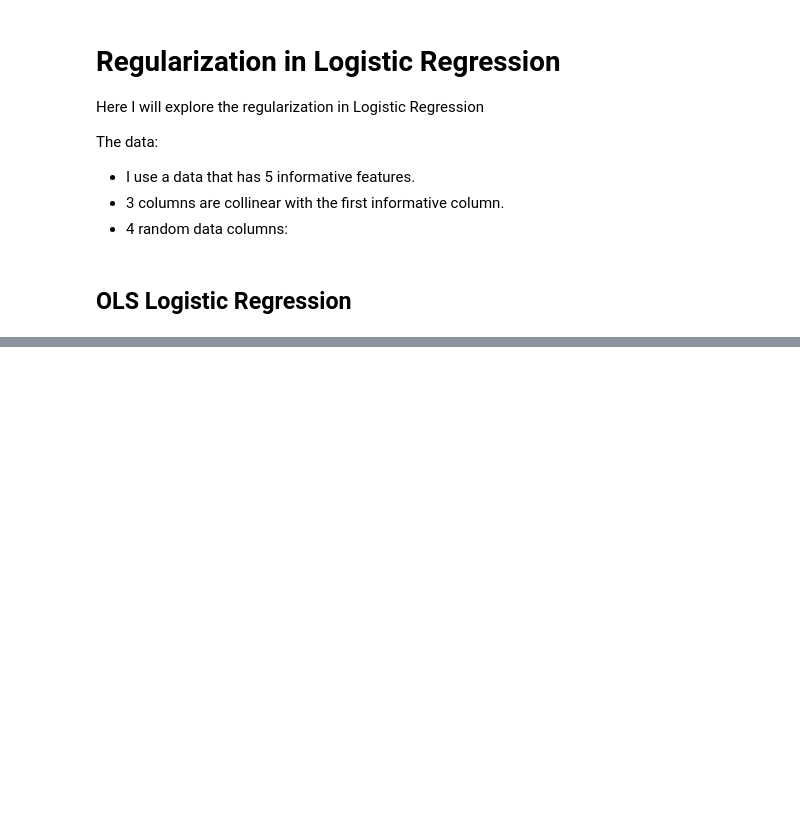
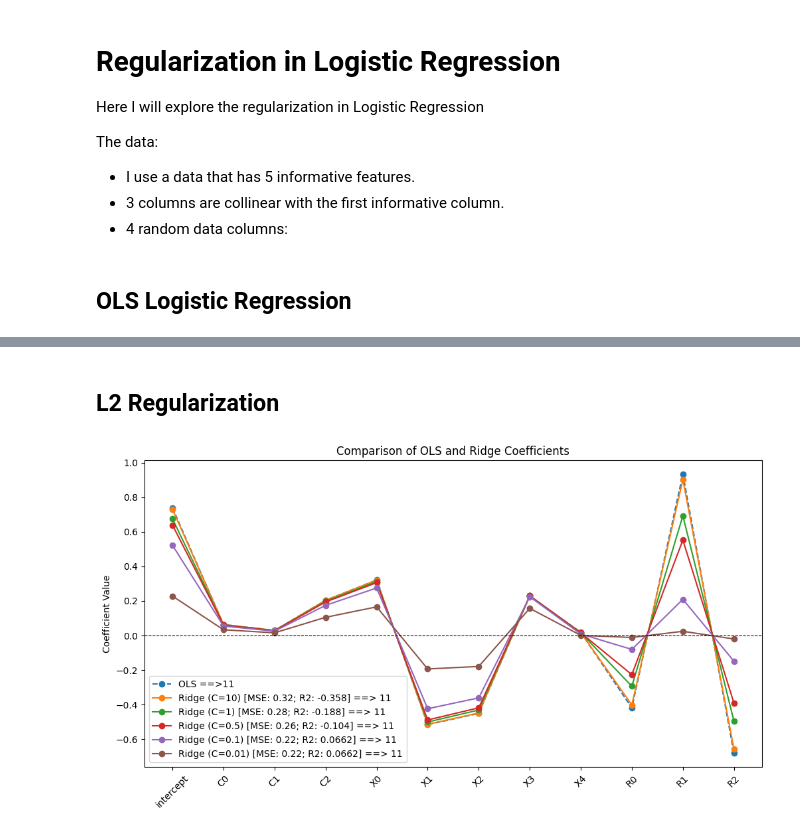
Before and after one commit to etabari/ml_course, a Jupyter notebook: 1.1.LR.regularization.ipynb, the cells around one changed output, grey strips where cells are left out. Drawn from its saved outputs; the diff is of its cells as text; code cells hidden in the pictures; blank space fills up the shorter version.

```diff
--- a/1.1.LR.regularization.ipynb
+++ b/1.1.LR.regularization.ipynb
@@ -180,0 +230,46 @@ plt.show()
+# %% [markdown]
+## L2 Regularization
+# %%
+# C values are reverse regularization; smaller value: higher regularization
+regularization = [10, 1, 0.5, 0.1, 0.01]
+
+l2_coefs = []
+l2_perf = []
+
+for reg_power in regularization:
+    clf = LogisticRegression(
+        penalty="l2", C=reg_power, solver="saga", max_iter=10000, random_state=42
+    )
+    clf.fit(X, y)
+    l2_coefs += [np.append(clf.intercept_, clf.coef_)]
+
+    y_pred = clf.predict(X_test)
+    l2_perf += [[mean_squared_error(y_test, y_pred), r2_score(y_test, y_pred)]]
+
+
+plt.figure(figsize=(12, 6))
+
+plt.plot(
+    ols_coefs[-1],
+    marker="o",
+    linestyle="--",
+    label=f"OLS ==>{sum([x!=0 for x in ols_coefs[-1][1:]])}",
+)
+
+for i, reg_power in enumerate(regularization):
+    non_zero_coef = sum([x != 0 for x in l2_coefs[i][1:]])
+    label = f"Ridge (C={reg_power}) [MSE: {l2_perf[i][0]}; R2: {l2_perf[i][1]:.3}] ==> {non_zero_coef}"
+    plt.plot(l2_coefs[i], marker="o", linestyle="-", label=label)
+
+plt.axhline(0, color="black", linestyle="--", linewidth=0.8)
+plt.xticks(
+    range(X.shape[1] + 1),
+    ["intercept"] + [f_label(i) for i in range(X.shape[1])],
+    rotation=45,
+)
+plt.ylabel("Coefficient Value")
+plt.title("Comparison of OLS and Ridge Coefficients")
+plt.legend()
+plt.show()
+# %% [output]
+[figure, added]
```
Also changed, not shown: parts of 9 cells of this notebook.
